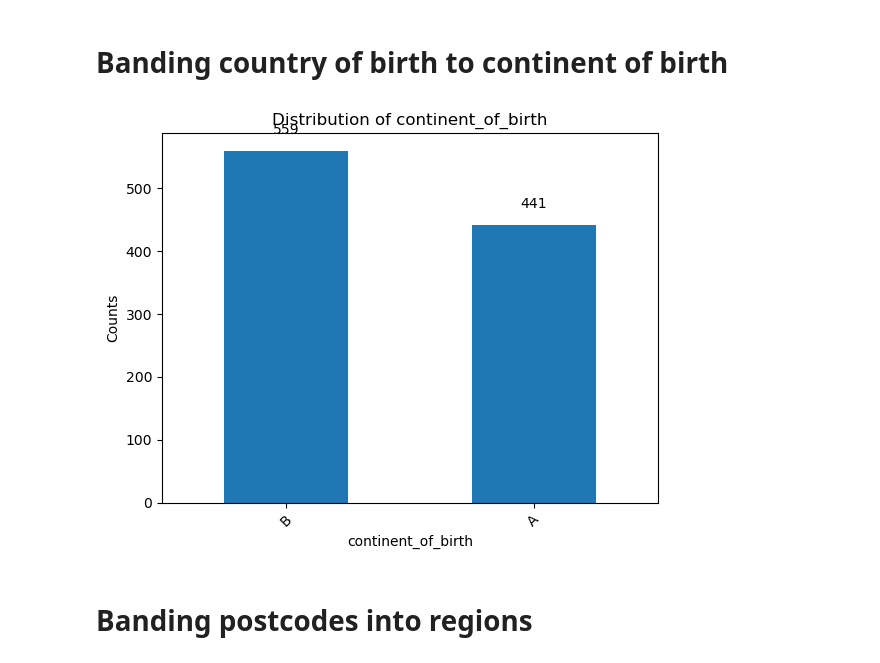
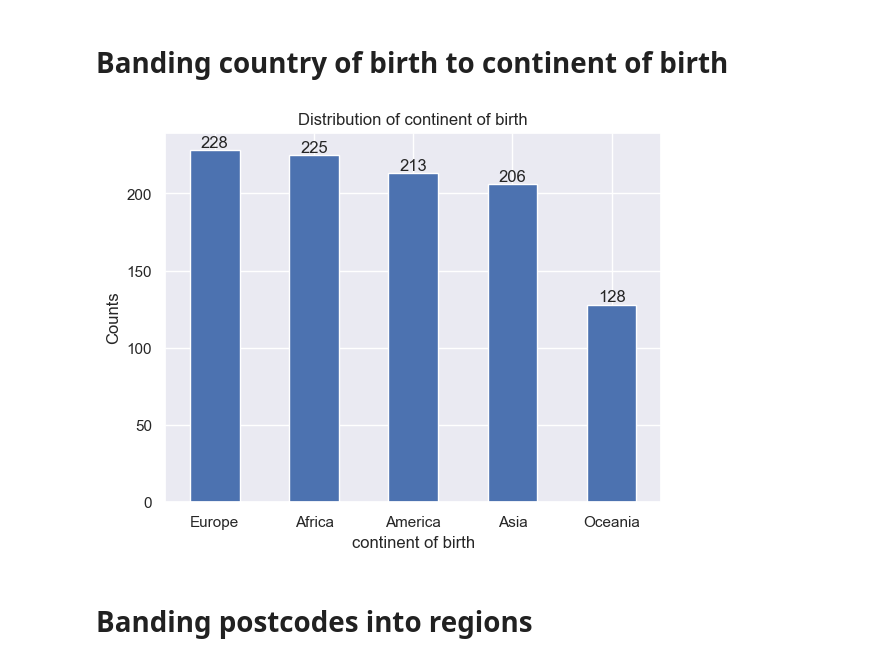
Before and after one commit to KHsuan/CDM_data_anonymisation, a Jupyter notebook: actual_final.ipynb, the cells around one changed output. Drawn from its saved outputs; the diff is of its cells as text; code cells hidden in the pictures.

```diff
--- a/actual_final.ipynb
+++ b/actual_final.ipynb
@@ -48,24 +54,24 @@ data['birth_year'] = pd.DatetimeIndex(birthDate).year
 
 # Looking at min and max of birth year
 min_birthyear = data['birth_year'].min() # 1955
-max_birthyear = data['birth_year'].max() # 2003
+max_birthyear = data['birth_year'].max() # 2005
 
-# Assuming you have already created 'birth_year_group'
-group_labels = ['1955-1967', '1968-1979', '1980-1990', '1991-2003']
-data['birth_year_ranges'] = pd.qcut(data['birth_year'], 4, labels=group_labels)
+# # Assuming you have already created 'birth_year_group'
+# group_labels = ['1955-1967', '1968-1979', '1980-1990', '1991-2003']
+# data['birth_year_ranges'] = pd.qcut(data['birth_year'], 4, labels=group_labels)
 
-# Group by the 'birth_year_group' and then find min and max of 'birth year' in each group
-group_ranges = data.groupby('birth_year_ranges')['birth_year'].agg(['min', 'max'])
+# # Group by the 'birth_year_group' and then find min and max of 'birth year' in each group
+# group_ranges = data.groupby('birth_year_ranges')['birth_year'].agg(['min', 'max'])
 
-print(group_ranges)
+# print(group_ranges)
 
 
-# # Creating groups with 15 years range
-# birthyear_bins = ["1955", "1975", "1995", "2003"]
-# birthyear_labels = ["1955-1975", "1975-1995", "1995-2003"]
+# Creating groups with 15 years range
+birthyear_bins = ["1955", "1965", "1975", "1985", "1995", "2005"]
+birthyear_labels = ["1955-1964", "1965-1974", "1975-1984", "1985-1994", "1995-2004" ]
 
-# # Banding heights into specified ranges
-# data['birth_year_ranges'] = pd.cut(data['birth_year'], bins=birthyear_bins, labels=birthyear_labels, right=False)
+# Banding heights into specified ranges
+data['birth_year_ranges'] = pd.cut(data['birth_year'], bins=birthyear_bins, labels=birthyear_labels, right=False)
 
 # Showing counts of height ranges
 plot_column_counts_with_annotations(data, 'birth_year_ranges')
@@ -97,42 +97,45 @@ continent_mapping = {
     "Cote d'Ivoire": 'Africa',
     'British Indian Ocean Territory (Chagos Archipelago)': 'Asia',
     'Palestinian Territory': 'Asia',
     'Libyan Arab Jamahiriya': 'Africa',
     'Timor-Leste': 'Asia',
     'Netherlands Antilles': 'North America',
     'Holy See (Vatican City State)': 'Europe'
 }
 
 # Function to map country to continent
 def country_to_continent(country_name):
     try:
         country_code = pc.country_name_to_country_alpha2(country_name)
         continent_code = pc.country_alpha2_to_continent_code(country_code)
         continent_name = pc.convert_continent_code_to_continent_name(continent_code)
         return continent_name
     except:
         if country_name in continent_mapping:
             return continent_mapping[country_name]
         else:
             return 'Unknown'
 
 # Applying the function to map the country to continent
 data['continent_of_birth'] = data['country_of_birth'].apply(country_to_continent)
+data['continent_of_birth'].replace('North America', 'America', inplace = True)
+data['continent_of_birth'].replace('South America', 'America', inplace = True)
+data['continent_of_birth'].replace('Antarctica', 'Oceania', inplace = True)
 
 # # # Grouping Americas together and antarctica to oceania
-data['continent_of_birth'].replace('Europe', 'A', inplace = True) # 228
-data['continent_of_birth'].replace('North America', 'A', inplace = True) # 147
-data['continent_of_birth'].replace('Asia', 'B', inplace = True) # 206
-data['continent_of_birth'].replace('Oceania', 'B', inplace = True) # 117
-data['continent_of_birth'].replace('South America', 'A', inplace = True) # 66
-data['continent_of_birth'].replace('Africa', 'B', inplace = True) # 225
-data['continent_of_birth'].replace('Antarctica', 'B', inplace = True) # 11
+# data['continent_of_birth'].replace('Europe', 'A', inplace = True) # 228
+# data['continent_of_birth'].replace('North America', 'A', inplace = True) # 147
+# data['continent_of_birth'].replace('Asia', 'B', inplace = True) # 206
+# data['continent_of_birth'].replace('Oceania', 'B', inplace = True) # 117
+# data['continent_of_birth'].replace('South America', 'A', inplace = True) # 66
+# data['continent_of_birth'].replace('Africa', 'B', inplace = True) # 225
+# data['continent_of_birth'].replace('Antarctica', 'B', inplace = True) # 11
 
-continent_labels = ["Europe & North America & Asia & Oceania", "South America & Africa & Antarctica"]
+# continent_labels = ["Europe & North America & Asia & Oceania", "South America & Africa & Antarctica"]
 
 plot_column_counts_with_annotations(data, "continent_of_birth")
 # %% [output]
-[figure, old version]
+[figure, new version]
 # %% [markdown]
 # Banding postcodes into regions
 # %%
```
Also changed, not shown: parts of 28 cells of this notebook, 2 other files.
